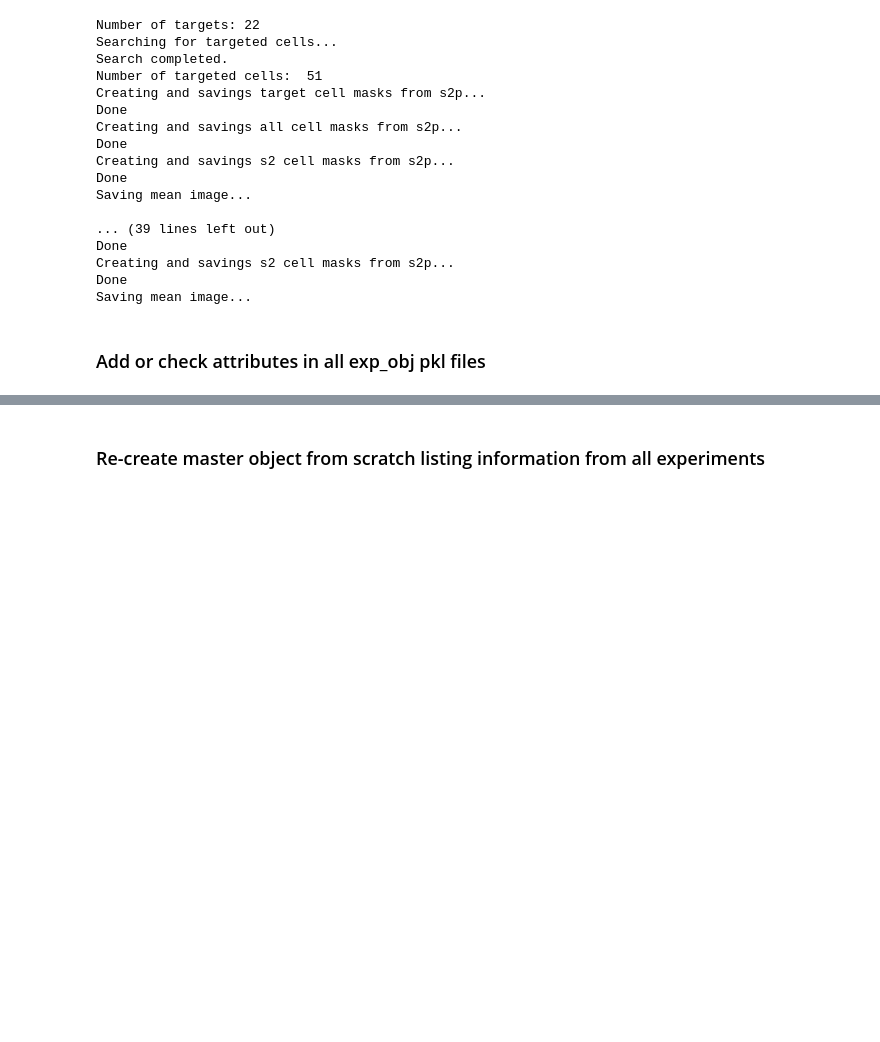
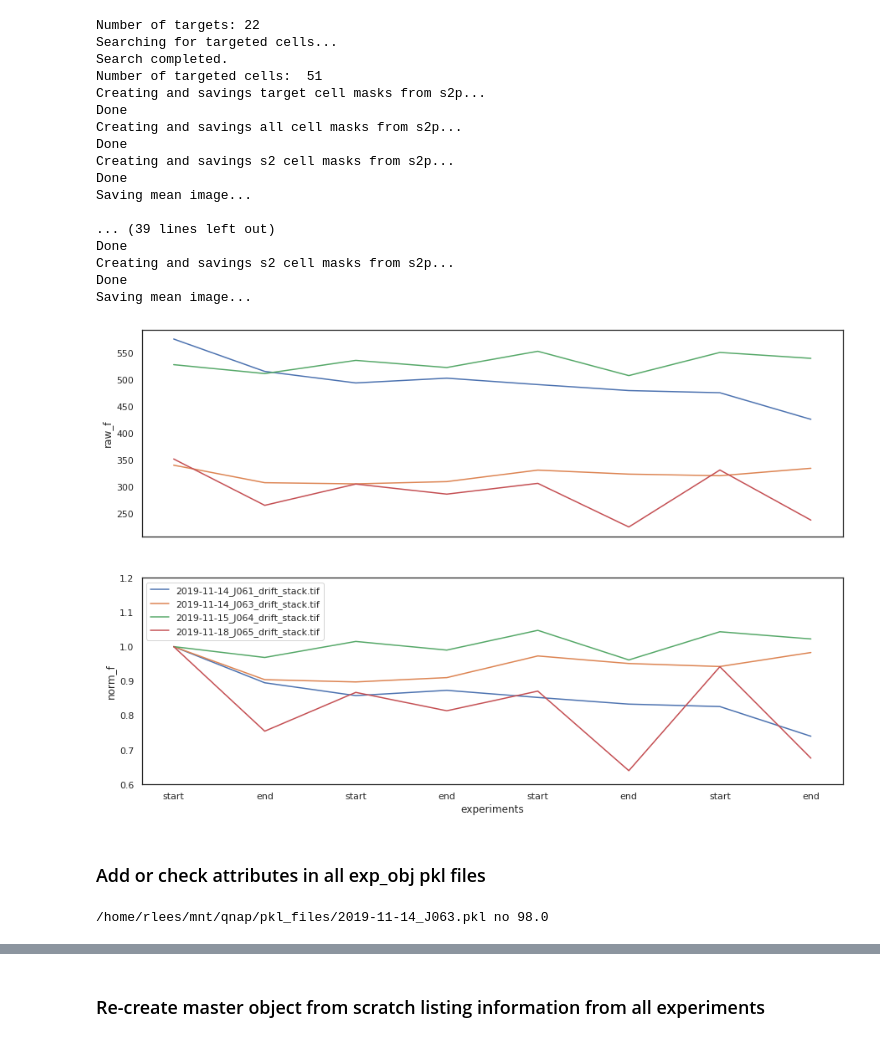
Before and after one commit to Packer-Lab/Vape, a Jupyter notebook: jupyter/rob/interareal_analysis.ipynb, the cells around one changed output, grey strips where cells are left out. Drawn from its saved outputs; the diff is of its cells as text; code cells hidden in the pictures; blank space fills up the shorter version.

Commit message:
small edits, started checking z-drift, lastGoodFrame, whisker_stim n_trials

```diff
--- a/jupyter/rob/interareal_analysis.ipynb
+++ b/jupyter/rob/interareal_analysis.ipynb
@@ -158,7 +156,86 @@ Done
 Creating and savings s2 cell masks from s2p...
 Done
 Saving mean image...
+# %%
+data_folder = os.path.join(qnap_path, 'Analysis', 'Drift_check', 'Stacks')
+
+fig, ax = plt.subplots(nrows=2, ncols=1, figsize=(15,10), sharex=True)
+labels = []
+
+for _, _, files in os.walk(data_folder):
+    for file in files:
+        file_path = os.path.join(data_folder,file)
+
+        tiff = tf.imread(file_path)
+
+        raw_f_drift = np.mean(tiff, axis=(1,2)) - (2**16/2)
+        norm_f_drift = raw_f_drift/raw_f_drift[0]
+
+        ax[0].plot(raw_f_drift)
+        ax[1].plot(norm_f_drift)
+        labels.append(file)
+
+plt.xlabel('experiments');
+plt.xticks(range(0,8), np.tile(np.array(['start','end']), 4));
+ax[0].set_ylabel('raw_f');
+ax[1].set_ylabel('norm_f');
+ax[1].set_ylim([0.6, 1.2]);
+
+# plt.legend(labels);
+plt.savefig(os.path.join(fig_save_path, 'fluorescence_drift_time.svg'));
+# %% [output]
+[figure, added]
 # %% [markdown]
 ### Add or check attributes in all exp_obj pkl files
+# %%
+import xml.etree.ElementTree as ET
+
+pkl_files = os.listdir(pkl_folder)
+
+for i,pkl in enumerate(pkl_files):
+    if '.pkl' in pkl:
+
+        pkl_path = os.path.join(pkl_folder, pkl)
+
+        with open(pkl_path, 'rb') as f:
+            exp_obj = pickle.load(f)
+
+        if exp_obj.whisker_stim.n_frames > 0:
+            a = exp_obj.whisker_stim.stim_start_frames
+            b = np.diff(a)
+            c = np.bincount(b[0])
+            d = np.argmax(c)
+            e = (exp_obj.whisker_stim.n_frames - exp_obj.whisker_stim.stim_start_frames[0][0])/d
+            n_trials = round(e)
+
+            if n_trials < 100:
+                print(pkl_path, 'no', n_trials)
+
+#         pkl_list = [exp_obj.photostim_r, exp_obj.photostim_s]
+
+#         if exp_obj.spont.n_frames > 0:
+#             pkl_list.append(exp_obj.spont)
+
+#         if exp_obj.whisker_stim.n_frames > 0:
+#             pkl_list.append(exp_obj.whisker_stim)
+
+#         for sub_obj in pkl_list:
+
+#             tiff_path = sub_obj.tiff_path
+#             print(tiff_path)
+#             for file in os.listdir(tiff_path):
+#                 if file.endswith('.xml'):
+#                     path = os.path.join(tiff_path, file)
+
+#             key = 'lastGoodFrame'
+
+#             tree = ET.parse(path) # parse xml from a path
+#             root = tree.getroot() # make xml tree structure
+
+#             extra_params = root.find('Sequence/Frame/ExtraParameters') # find pv state shard element in root
+
+#             print(extra_params.get('lastGoodFrame'))
+# %% [output]
+/home/rlees/mnt/qnap/pkl_files/2019-11-14_J063.pkl no 98.0
 # %%
 pkl_files = os.listdir(pkl_folder)
```
Also changed, not shown: parts of 7 cells of this notebook, 1 other file.
